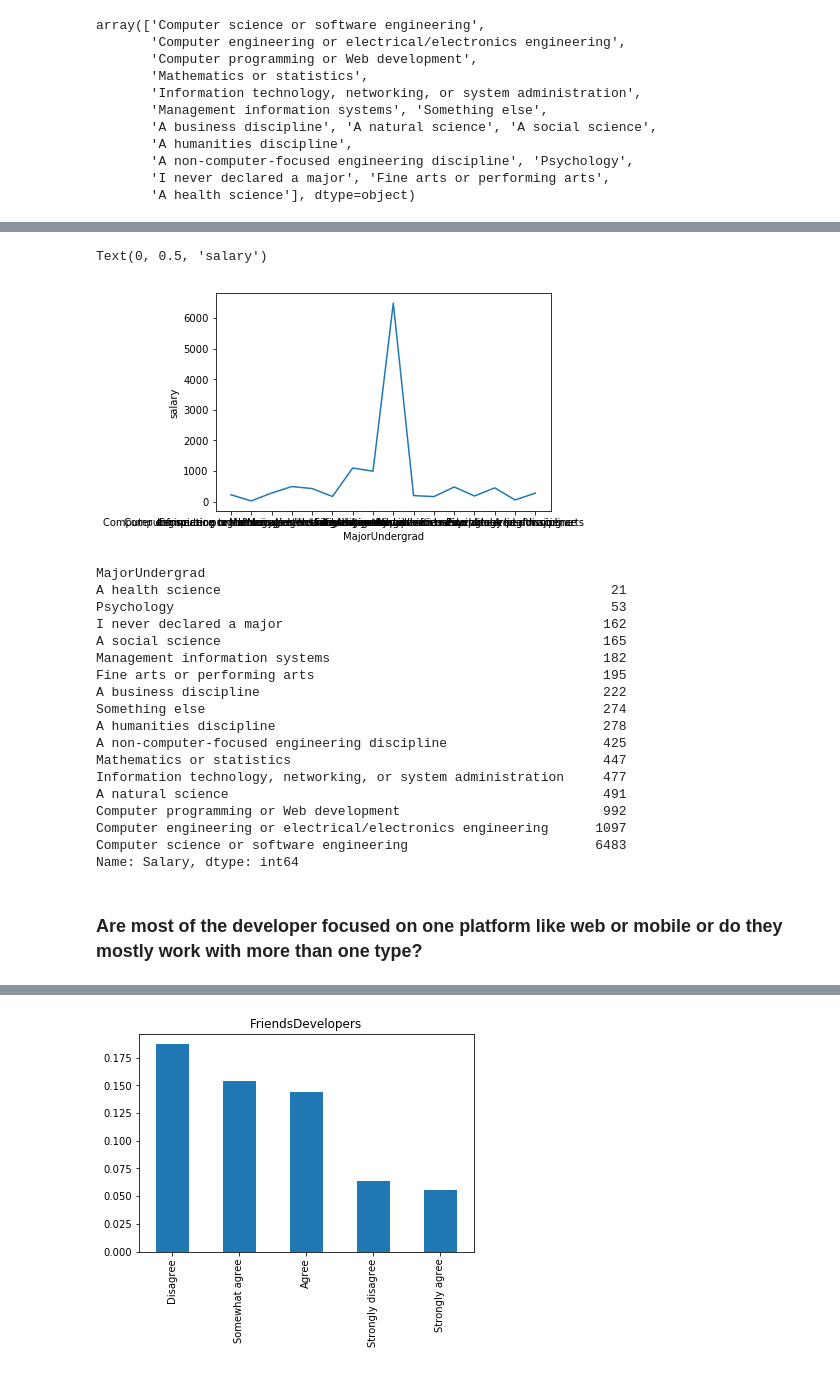
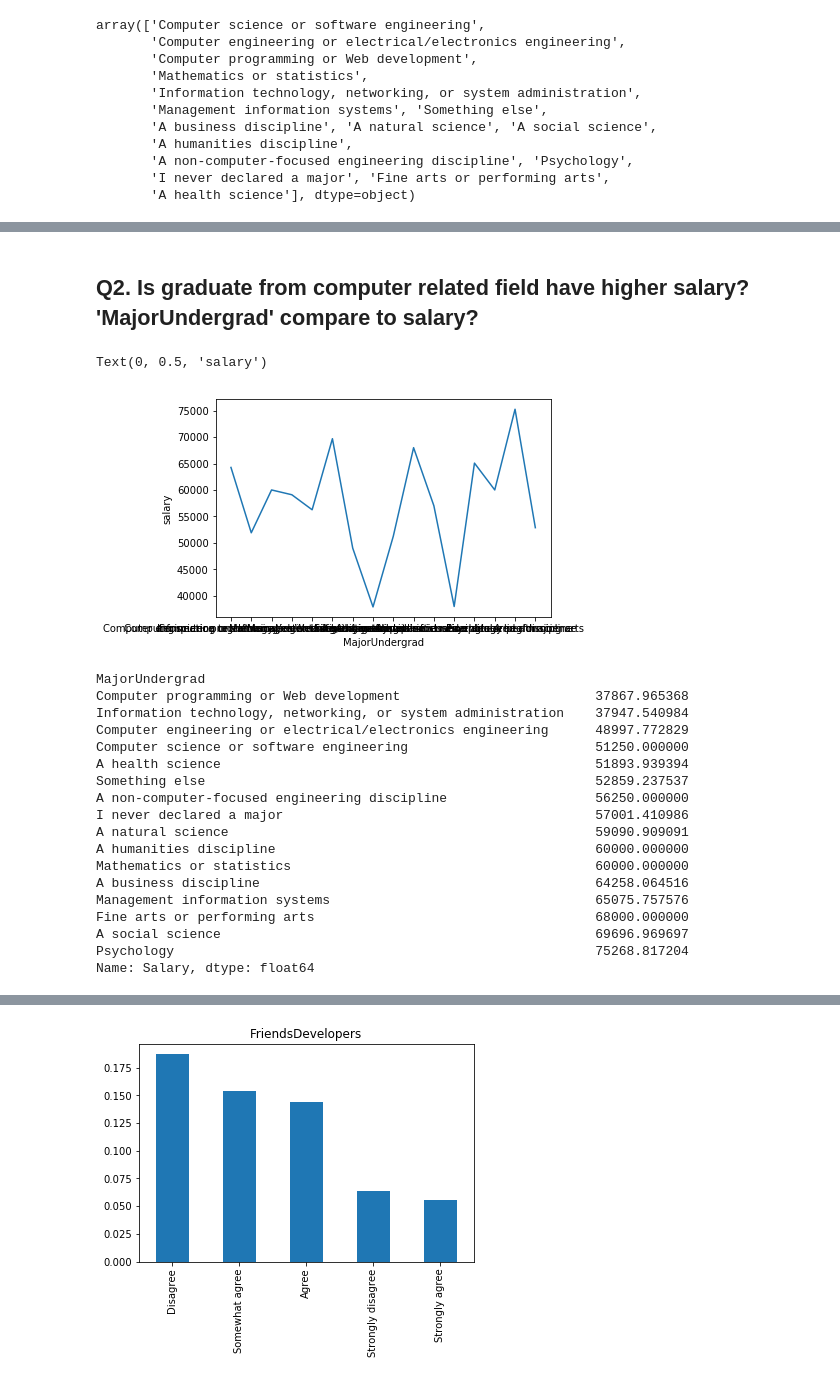
Before and after one commit to wbagais/Stack_Overflow_Developer_Survey_2017, a Jupyter notebook: Stack_Overflow_Developer_Survey_2017.ipynb, the cells around one changed output, grey strips where cells are left out. Saved outputs shown, nothing was run; the diff lists cells and outputs as text; code cells hidden in the pictures.

```diff
--- a/Stack_Overflow_Developer_Survey_2017.ipynb
+++ b/Stack_Overflow_Developer_Survey_2017.ipynb
@@ -381,32 +361,32 @@ array(['Computer science or software engineering',
+# %% [markdown]
+## Q2. Is graduate from computer related field have higher salary? 'MajorUndergrad' compare to salary?
 # %%
 MajorUndergrad = df_q2.MajorUndergrad.unique()
-salary = df_q2.groupby('MajorUndergrad').count()['Salary']
+salary = df_q2.groupby('MajorUndergrad')['Salary'].median()
 plt.plot(MajorUndergrad, salary)
 plt.xlabel('MajorUndergrad')
 plt.ylabel('salary')
 # %% [output]
 Text(0, 0.5, 'salary')
-[figure, old version]
+[figure, new version]
 # %%
 salary.sort_values()
 # %% [output]
 MajorUndergrad
-A health science                                                  21
-Psychology                                                        53
-I never declared a major                                         162
-A social science                                                 165
-Management information systems                                   182
-Fine arts or performing arts                                     195
-A business discipline                                            222
-Something else                                                   274
-A humanities discipline                                          278
-A non-computer-focused engineering discipline                    425
-Mathematics or statistics                                        447
-Information technology, networking, or system administration     477
-A natural science                                                491
-Computer programming or Web development                          992
-Computer engineering or electrical/electronics engineering      1097
-Computer science or software engineering                        6483
-Name: Salary, dtype: int64
+Computer programming or Web development                         37867.965368
+Information technology, networking, or system administration    37947.540984
+Computer engineering or electrical/electronics engineering      48997.772829
+Computer science or software engineering                        51250.000000
+A health science                                                51893.939394
+Something else                                                  52859.237537
+A non-computer-focused engineering discipline                   56250.000000
+I never declared a major                                        57001.410986
+A natural science                                               59090.909091
+A humanities discipline                                         60000.000000
+Mathematics or statistics                                       60000.000000
+A business discipline                                           64258.064516
+Management information systems                                  65075.757576
+Fine arts or performing arts                                    68000.000000
+A social science                                                69696.969697
+Psychology                                                      75268.817204
+Name: Salary, dtype: float64
-# %% [markdown]
-### Are most of the developer focused on one platform like web or mobile or do they mostly work with more than one type?
```
Also changed, not shown: parts of 42 cells of this notebook.
